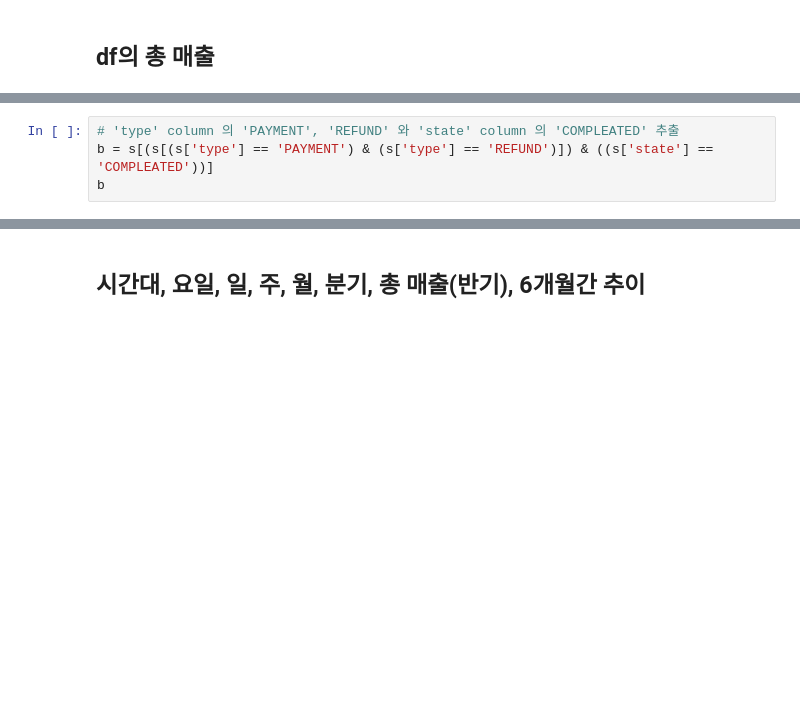
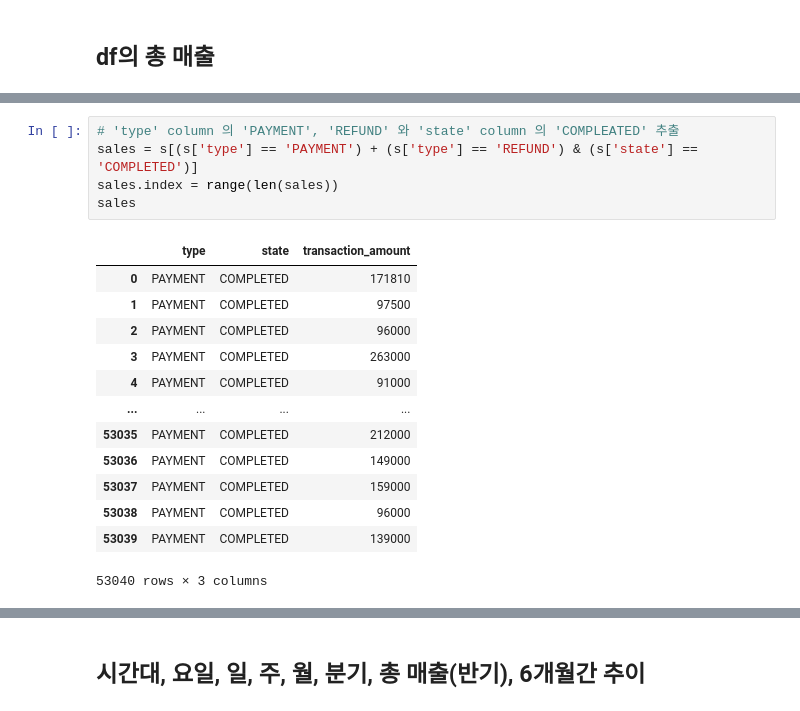
Before and after one commit to jbkim0530/Fast-campus-EDA, a Jupyter notebook: bobjo_visualization_form_jb.ipynb, the cells around one changed output, grey strips where cells are left out. Cells and saved outputs as stored; diff of their text form; blank space fills up the shorter version.

```diff
--- a/bobjo_visualization_form_jb.ipynb
+++ b/bobjo_visualization_form_jb.ipynb
@@ -137,4 +128,19 @@ s.head()
 # %%
 # 'type' column 의 'PAYMENT', 'REFUND' 와 'state' column 의 'COMPLEATED' 추출
-b = s[(s[(s['type'] == 'PAYMENT') & (s['type'] == 'REFUND')]) & ((s['state'] == 'COMPLEATED'))]
-b
+sales = s[(s['type'] == 'PAYMENT') + (s['type'] == 'REFUND') & (s['state'] == 'COMPLETED')]
+sales.index = range(len(sales))
+sales
+# %% [output]
+|  | type | state | transaction_amount |
+| 0 | PAYMENT | COMPLETED | 171810 |
+| 1 | PAYMENT | COMPLETED | 97500 |
+| 2 | PAYMENT | COMPLETED | 96000 |
+| 3 | PAYMENT | COMPLETED | 263000 |
+| 4 | PAYMENT | COMPLETED | 91000 |
+| ... | ... | ... | ... |
+| 53035 | PAYMENT | COMPLETED | 212000 |
+| 53036 | PAYMENT | COMPLETED | 149000 |
+| 53037 | PAYMENT | COMPLETED | 159000 |
+| 53038 | PAYMENT | COMPLETED | 96000 |
+| 53039 | PAYMENT | COMPLETED | 139000 |
+53040 rows × 3 columns
```
Also changed, not shown: parts of 9 cells of this notebook.
